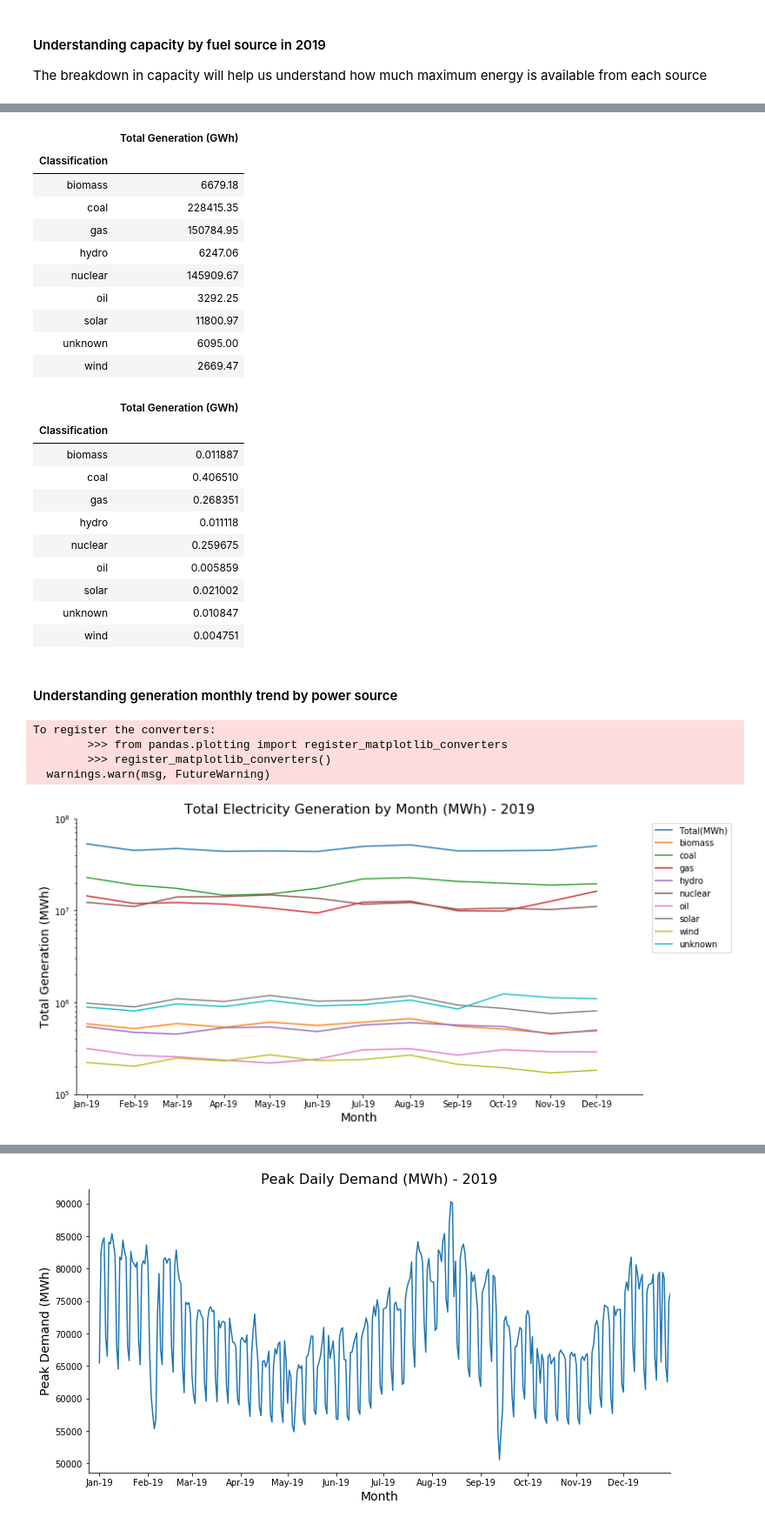
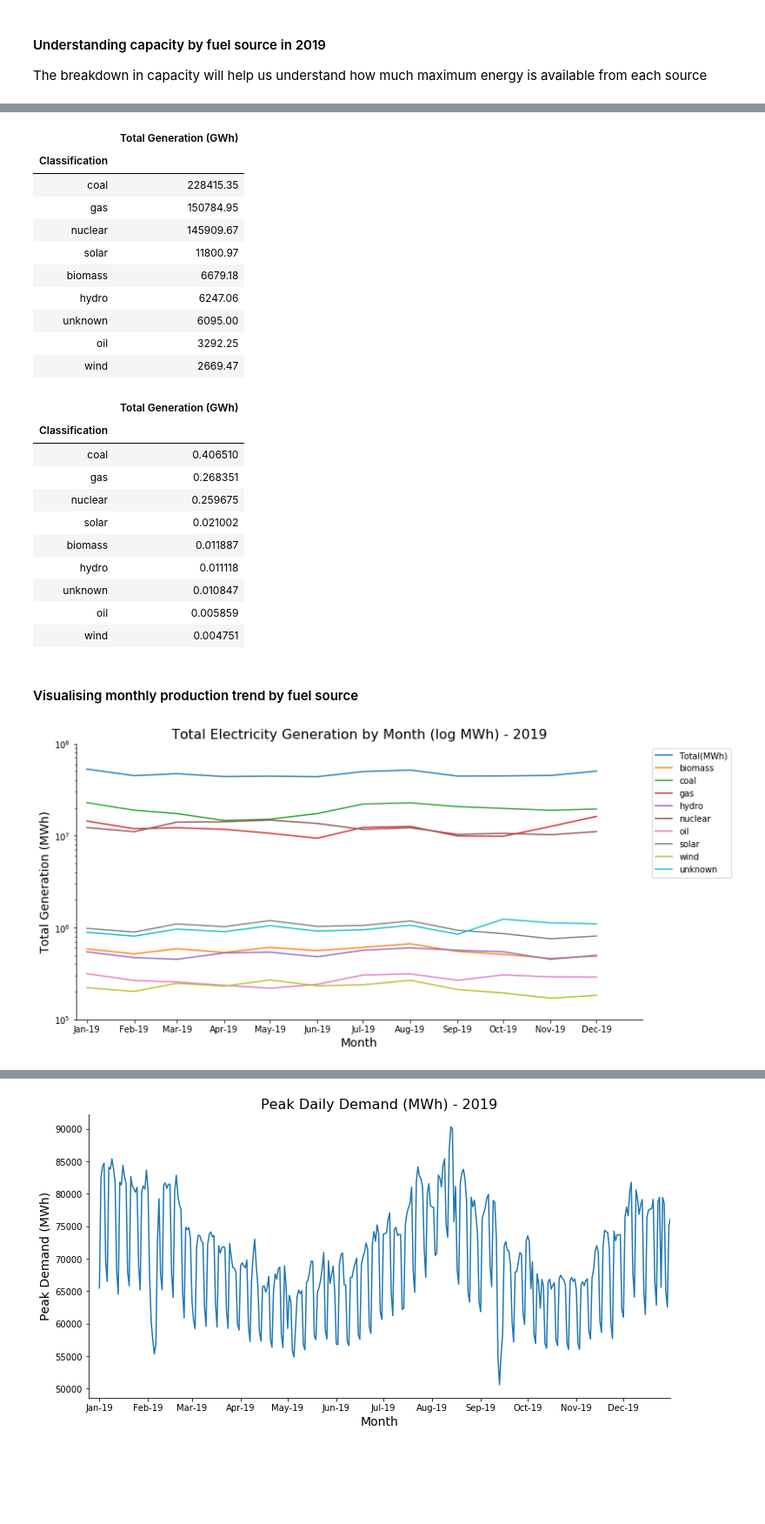
Before and after one commit to gwpicard/electricitymap-challenge, a Jupyter notebook: hourly_production.ipynb, the cells around one changed output, grey strips where cells are left out. Shown at 87% size. Saved outputs shown, nothing was run; the diff lists cells and outputs as text; code cells hidden in the pictures; blank space fills up the shorter version.

```diff
--- a/hourly_production.ipynb
+++ b/hourly_production.ipynb
@@ -189,64 +214,60 @@ The breakdown in generation will help us understand how much energy was generate
 # %%
-generation.groupby("Classification").sum()
+generation.groupby("Classification").sum().sort_values("Total Generation (GWh)", ascending=False)
 # %% [output]
 |  | Total Generation (GWh) |
 | Classification |  |
-| biomass | 6679.18 |
 | coal | 228415.35 |
 | gas | 150784.95 |
+| nuclear | 145909.67 |
+| solar | 11800.97 |
+| biomass | 6679.18 |
 | hydro | 6247.06 |
-| nuclear | 145909.67 |
+| unknown | 6095.00 |
 | oil | 3292.25 |
-| solar | 11800.97 |
-| unknown | 6095.00 |
 | wind | 2669.47 |
 # %%
-generation.groupby("Classification").sum()/generation["Total Generation (GWh)"].sum()
+(generation.groupby("Classification").sum()/generation["Total Generation (GWh)"].sum()).sort_values("Total Generation (GWh)", ascending=False)
 # %% [output]
 |  | Total Generation (GWh) |
 | Classification |  |
-| biomass | 0.011887 |
 | coal | 0.406510 |
 | gas | 0.268351 |
+| nuclear | 0.259675 |
+| solar | 0.021002 |
+| biomass | 0.011887 |
 | hydro | 0.011118 |
-| nuclear | 0.259675 |
+| unknown | 0.010847 |
 | oil | 0.005859 |
-| solar | 0.021002 |
-| unknown | 0.010847 |
 | wind | 0.004751 |
 # %% [markdown]
-#### Understanding generation monthly trend by power source
+#### Visualising monthly production trend by fuel source
 # %%
 fig, ax = plt.subplots(figsize=(12,6))
 
 for c in monthly_generation.columns[4:]:
     ax.plot(monthly_generation["datetime"].values, monthly_generation[c].values, label=c)
 
 fmt = mdates.DateFormatter('%b-%y')
 ax.xaxis.set_major_formatter(fmt)
 locator = mdates.MonthLocator(interval=1)
 ax.xaxis.set_major_locator(locator)
 
 ax.set_xlim([datetime(2018, 12, 25), datetime(2019, 12, 31)])
 
 ax.spines["top"].set_visible(False)
 ax.spines["right"].set_visible(False)
 
 ax.set_ylabel("Total Generation (MWh)", fontsize=14)
 ax.set_xlabel("Month", fontsize=14)
 
-ax.set_title("Total Electricity Generation by Month (MWh) - 2019", fontsize=16)
+ax.set_title("Total Electricity Generation by Month (log MWh) - 2019", fontsize=16)
 
 ax.legend(bbox_to_anchor=(1.01, 1.0))
 
 plt.yscale("log")
 plt.ylim(100000,100000000)
 
 plt.show()
 # %% [output]
-To register the converters:
-        >>> from pandas.plotting import register_matplotlib_converters
-        >>> register_matplotlib_converters()
-  warnings.warn(msg, FutureWarning)
-[figure, old version]
+[figure, new version]
 # %% [markdown]
```
Also changed, not shown: parts of 36 cells of this notebook, 4 other files.
